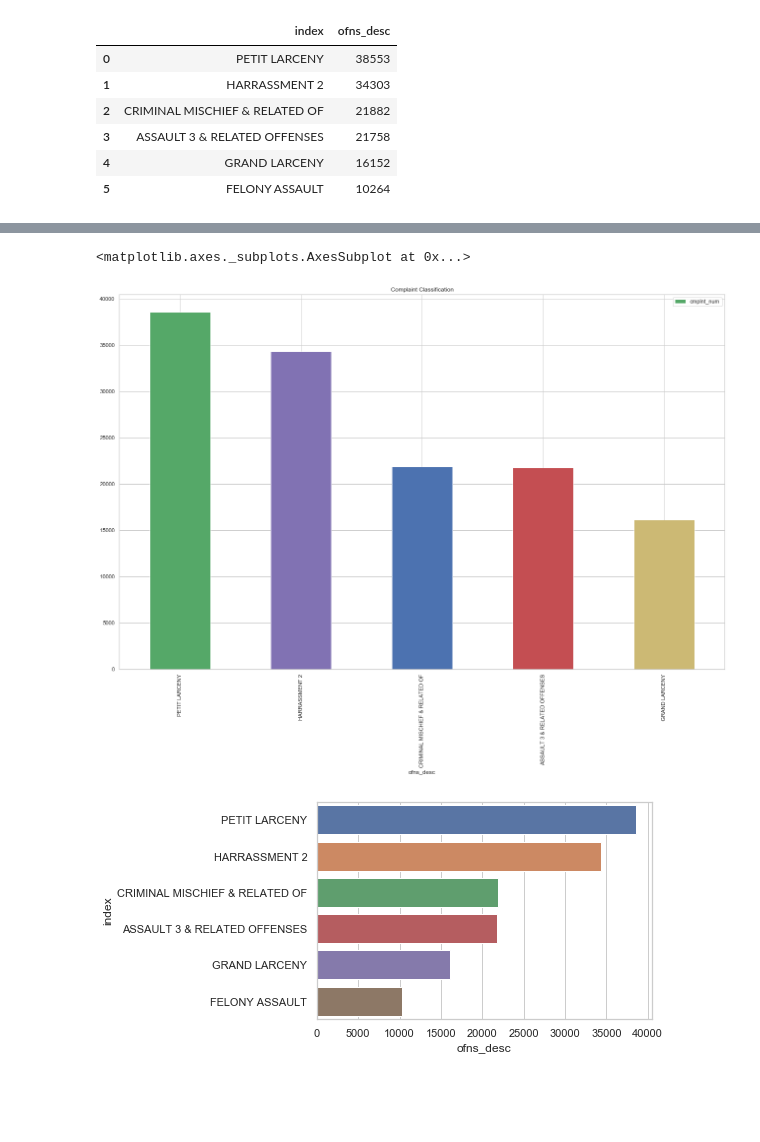
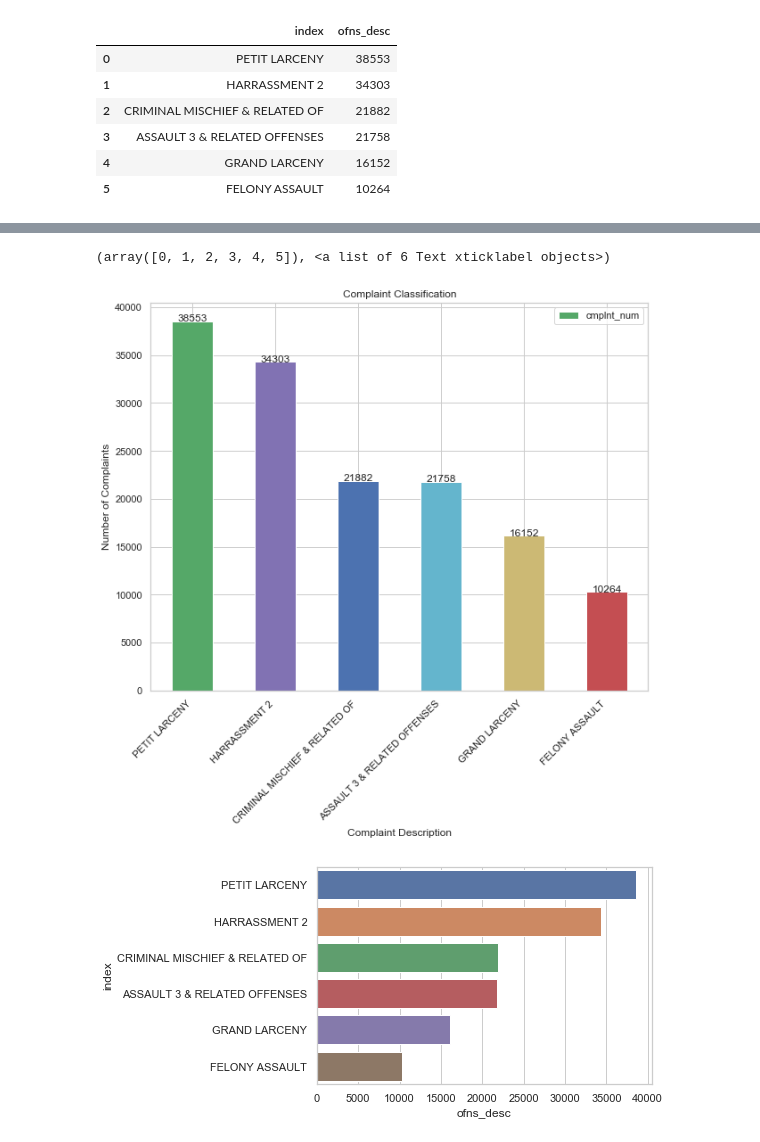
Before and after one commit to DavidGuzman1999/CTPDataScienceProject, a Jupyter notebook: complaint-data-notebook .ipynb, the cells around one changed output, grey strips where cells are left out. Cells and saved outputs as stored; diff of their text form; code cells hidden in the pictures; blank space fills up the shorter version.

```diff
--- a/complaint-data-notebook .ipynb
+++ b/complaint-data-notebook .ipynb
@@ -167,9 +171,2 @@ gb_compl_type.head()
-# %%
-sns.set_theme(style="whitegrid")
-g_colors = 'gmbryck'
-gb_ofns_desc = df.groupby('ofns_desc').agg({'cmplnt_num':'count'}).sort_values(by= 'cmplnt_num',ascending=False)#.plot.bar(color = gr_colors,figsize=(18,20))
-gb_ofns_desc.head().plot(kind = "bar",title = 'Complaint Classification', figsize=(22,14),color = g_colors)
-#df.plot(xlabel='X Label', ylabel='Y Label', title='Plot Title')
-# %% [output]
-<matplotlib.axes._subplots.AxesSubplot at 0x...>
-[figure, removed]
+# %%
+gb_cmpl_top6 = gb_cmpl_type.head(6)
@@ -176 +178,18 @@ gb_ofns_desc.head().plot(kind = "bar",title = 'Complaint Classification', figsiz
+# %%
+# list of complaint types
+cmpl_type_list = gb_cmpl_top6.cmplnt_num.index.tolist()
+# list of counts by complaint
+cmpl_count_list = list(gb_cmpl_top6.cmplnt_num)
+# %%
+sns.set_theme(style="whitegrid")
+g_colors = 'gmbcyrk'
+gb_cmpl_top6.plot(kind = 'bar', figsize = (10,8),color = g_colors)
+label_values(cmpl_type_list, cmpl_count_list)
+plt.title("Complaint Classification")
+plt.xlabel("Complaint Description")
+plt.ylabel("Number of Complaints")
+plt.xticks(rotation=45, ha='right')
+# %% [output]
+(array([0, 1, 2, 3, 4, 5]), <a list of 6 Text xticklabel objects>)
+[figure, added]
 # %%
```
Also changed, not shown: parts of 36 cells of this notebook, 4 other files.
